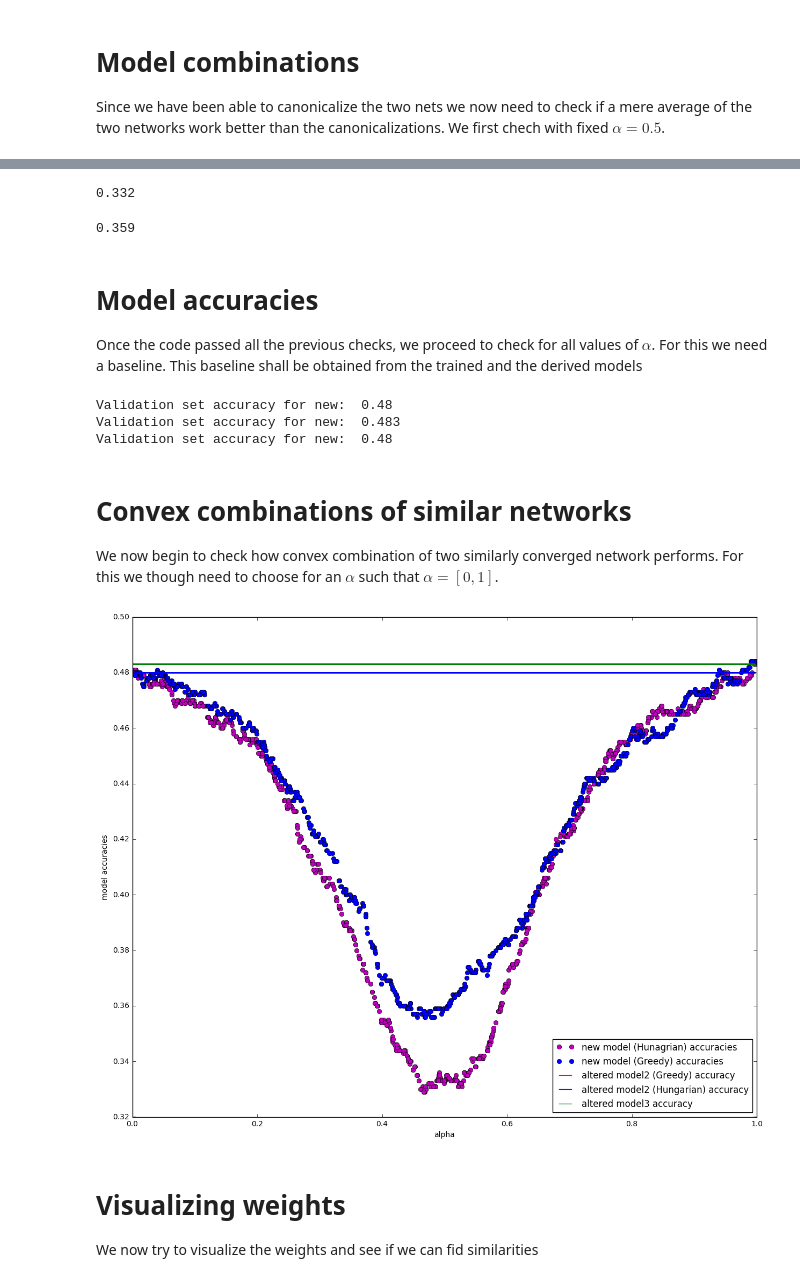
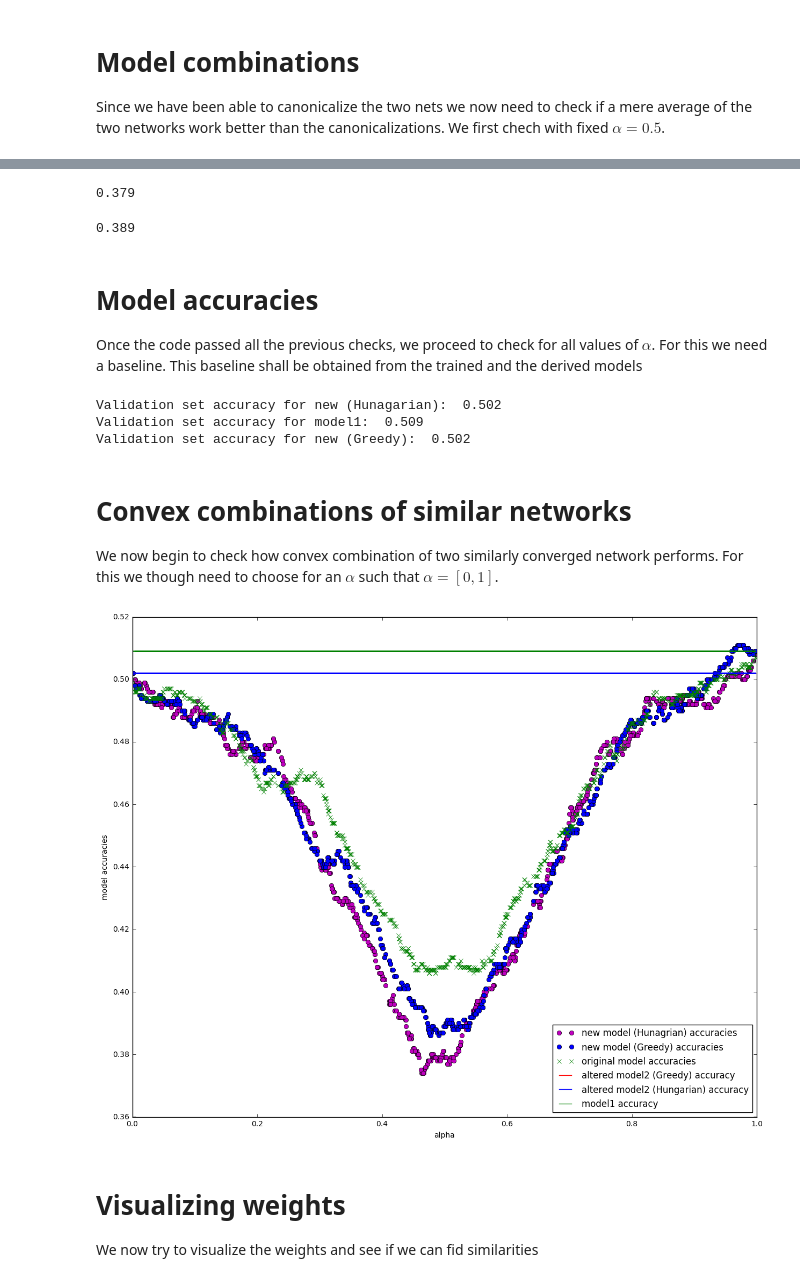
Before and after one commit to LousyLory/Canonical_Nets, a Jupyter notebook: canonical_Nets.ipynb, the cells around one changed output, grey strips where cells are left out. Cells and saved outputs as stored; diff of their text form; code cells hidden in the pictures.

Commit message:
regularized weights

```diff
--- a/canonical_Nets.ipynb
+++ b/canonical_Nets.ipynb
@@ -109,12 +109,12 @@ best_model1 = None
 # best_model variable.                                                         #
 ################################################################################
 # here I use the same parameters I got before, seems like they perform moderately fine
-model1 = FullyConnectedNet([100, 100], weight_scale=0.0025, use_batchnorm = False, reg=0.01)
+model1 = FullyConnectedNet([100, 100], weight_scale=0.003, use_batchnorm = False, reg=0.6)
 solver1 = Solver(model1, data1,
                         print_every=data1['X_train'].shape[0], num_epochs=100, batch_size=100,
                         update_rule='sgd',
                         optim_config={
-                          'learning_rate': 0.0025,
+                          'learning_rate': 0.03,
                         },verbose=True, lr_decay = 0.9,
                  )
 solver1.train()
@@ -176,12 +176,12 @@ best_model2 = None
 # best_model variable.                                                         #
 ################################################################################
 # here I use the same parameters I got before, seems like they perform moderately fine
-model2 = FullyConnectedNet([100, 100], weight_scale=0.0025, use_batchnorm = False, reg=0.01)
+model2 = FullyConnectedNet([100, 100], weight_scale=0.003, use_batchnorm = False, reg=0.6)
 solver2 = Solver(model2, data1,
                         print_every=data1['X_train'].shape[0], num_epochs=100, batch_size=100,
                         update_rule='sgd',
                         optim_config={
-                          'learning_rate': 0.0025,
+                          'learning_rate': 0.03,
                         },verbose=True, lr_decay = 0.9,
                  )
 solver2.train()
@@ -404,7 +402,7 @@ new_model = create_model(model1, model2c, alpha)
 y_val_pred = np.argmax(new_model.loss(data1['X_val']), axis=1)
 print (y_val_pred == data1['y_val']).mean()
 # %% [output]
-0.332
+0.379
 # %%
 # mixing with alpha = 0.5 for new model-greedy and model1
 from src.creator import *
@@ -415,7 +413,7 @@ new_model_greedy = create_model(model1, model2c_greedy, alpha)
 y_val_pred = np.argmax(new_model_greedy.loss(data1['X_val']), axis=1)
 print (y_val_pred == data1['y_val']).mean()
 # %% [output]
-0.359
+0.389
 # %% [markdown]
 # Model accuracies
 
@@ -424,19 +422,19 @@ Once the code passed all the previous checks, we proceed to check for all values
 # check accuracy for model 1 and model2c (Hunagrian) and model2c_greedy
 y_val_pred = np.argmax(model2c.loss(data1['X_val']), axis=1)
 res2 = (y_val_pred == data1['y_val']).mean()
-print 'Validation set accuracy for new: ', res2
+print 'Validation set accuracy for new (Hunagarian): ', res2
 
 y_val_pred = np.argmax(model1.loss(data1['X_val']), axis=1)
 res1 = (y_val_pred == data1['y_val']).mean()
-print 'Validation set accuracy for new: ', res1
+print 'Validation set accuracy for model1: ', res1
 
 y_val_pred = np.argmax(model2c_greedy.loss(data1['X_val']), axis=1)
 res3 = (y_val_pred == data1['y_val']).mean()
-print 'Validation set accuracy for new: ', res3
+print 'Validation set accuracy for new (Greedy): ', res3
 # %% [output]
-Validation set accuracy for new:  0.48
-Validation set accuracy for new:  0.483
-Validation set accuracy for new:  0.48
+Validation set accuracy for new (Hunagarian):  0.502
+Validation set accuracy for model1:  0.509
+Validation set accuracy for new (Greedy):  0.502
 # %% [markdown]
 # Convex combinations of similar networks
 
@@ -448,35 +446,42 @@ import random
 from src.creator import *
 
 alpha = np.zeros(1000)
 res_hun = np.zeros(1000)
 res_gred = np.zeros(1000)
+res_or= np.zeros(1000)
 res3 = np.ones(1000)*res3
 res2 = np.ones(1000)*res2
 res1 = np.ones(1000)*res1
+#res4 = np.ones(1000)*res4
 for i in range(1000):
     alpha[i] = random.random()
     new_model_hungarian = create_model(model1, model2c, alpha[i])
     new_model_greedy = create_model(model1, model2c_greedy, alpha[i])
+    new_model_original = create_model(model1, model2, alpha[i])
     # test implementation on validation sets
     y_val_pred_hungarian = np.argmax(new_model_hungarian.loss(data1['X_val']), axis=1)
     res_hun[i] = (y_val_pred_hungarian == data1['y_val']).mean()
 
     y_val_pred_greedy = np.argmax(new_model_greedy.loss(data1['X_val']), axis=1)
     res_gred[i] = (y_val_pred_greedy == data1['y_val']).mean()
 
+    y_val_pred_original = np.argmax(new_model_original.loss(data1['X_val']), axis=1)
+    res_or[i] = (y_val_pred_original == data1['y_val']).mean()
+
 plt.plot(alpha, res_hun, 'mo', label='new model (Hunagrian) accuracies')
 plt.plot(alpha, res_gred, 'o', label='new model (Greedy) accuracies')
+plt.plot(alpha, res_or, 'x', label='original model accuracies')
 plt.plot(alpha, res3, '-r', label='altered model2 (Greedy) accuracy')
 plt.plot(alpha, res2, '-b', label='altered model2 (Hungarian) accuracy')
-plt.plot(alpha, res1, '-g', label='altered model3 accuracy')
+plt.plot(alpha, res1, '-g', label='model1 accuracy')
 plt.xlabel('alpha')
 plt.ylabel('model accuracies')
 plt.legend(loc='lower right')
 plt.gcf().set_size_inches(15, 12)
 plt.savefig('New_model_accuracy_vs_alpha.png', dpi=300)
 plt.show()
 # %% [output]
-[figure, old version]
+[figure, new version]
 # %% [markdown]
 # Visualizing weights
 
```
Also changed, not shown: parts of 11 cells of this notebook, 6 other files.
